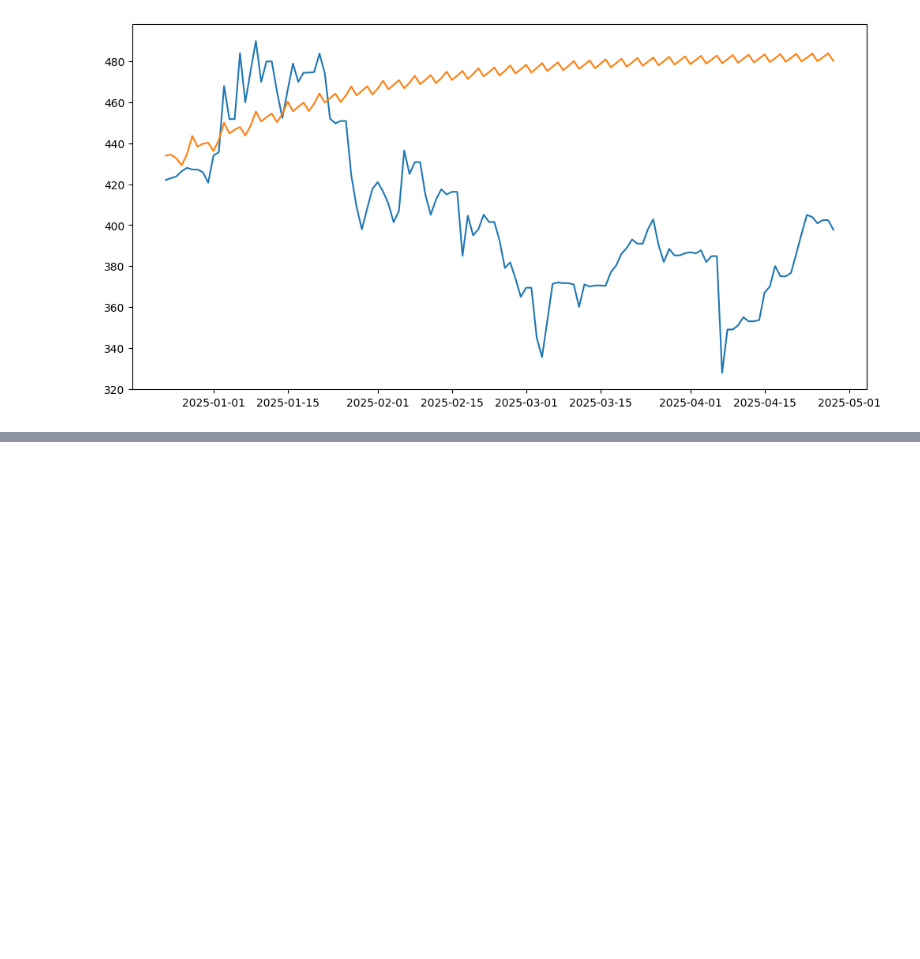
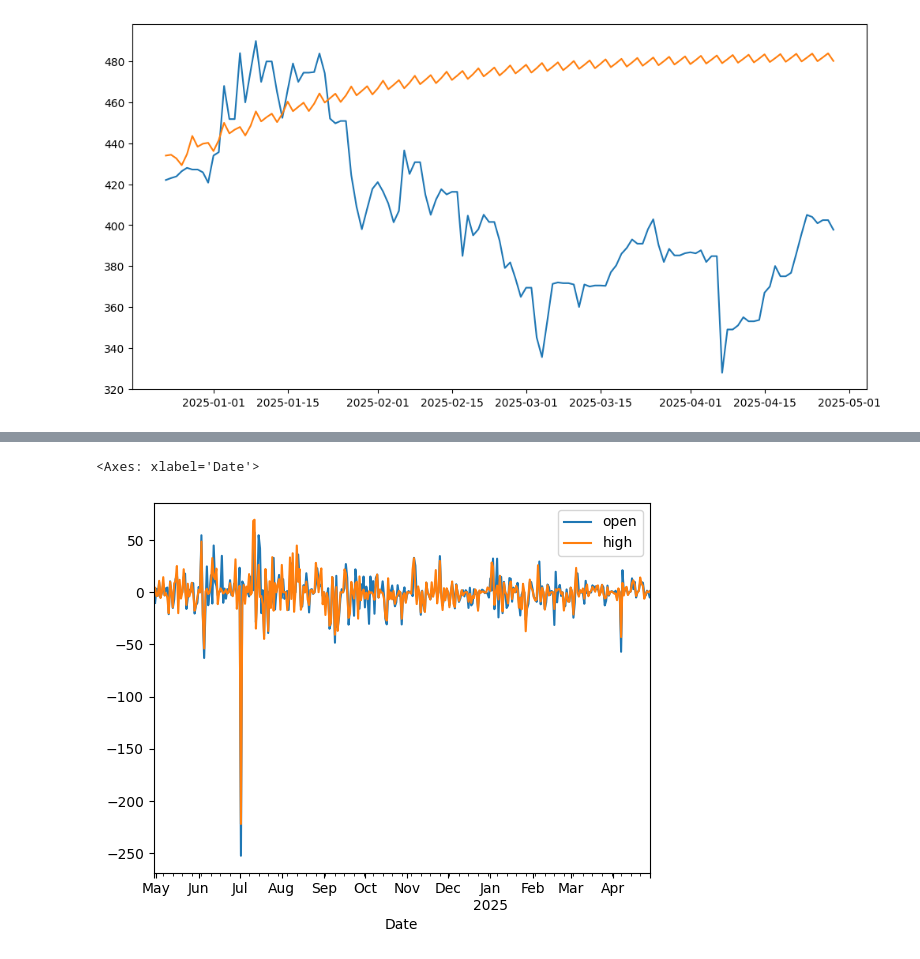
Before and after one commit to ShahidAzadd/Time-Series, a Jupyter notebook: arima_model.ipynb, the cells around one changed output, grey strips where cells are left out. Drawn from its saved outputs; the diff is of its cells as text; code cells hidden in the pictures; blank space fills up the shorter version.

```diff
--- a/arima_model.ipynb
+++ b/arima_model.ipynb
@@ -170,0 +174,5 @@ print(mean_squared_error(test_data, predictions))
+# %%
+vector_df[["open","high"]].diff().plot()
+# %% [output]
+<Axes: xlabel='Date'>
+[figure, added]
```
Also changed, not shown: parts of 15 cells of this notebook, 1 other file.
